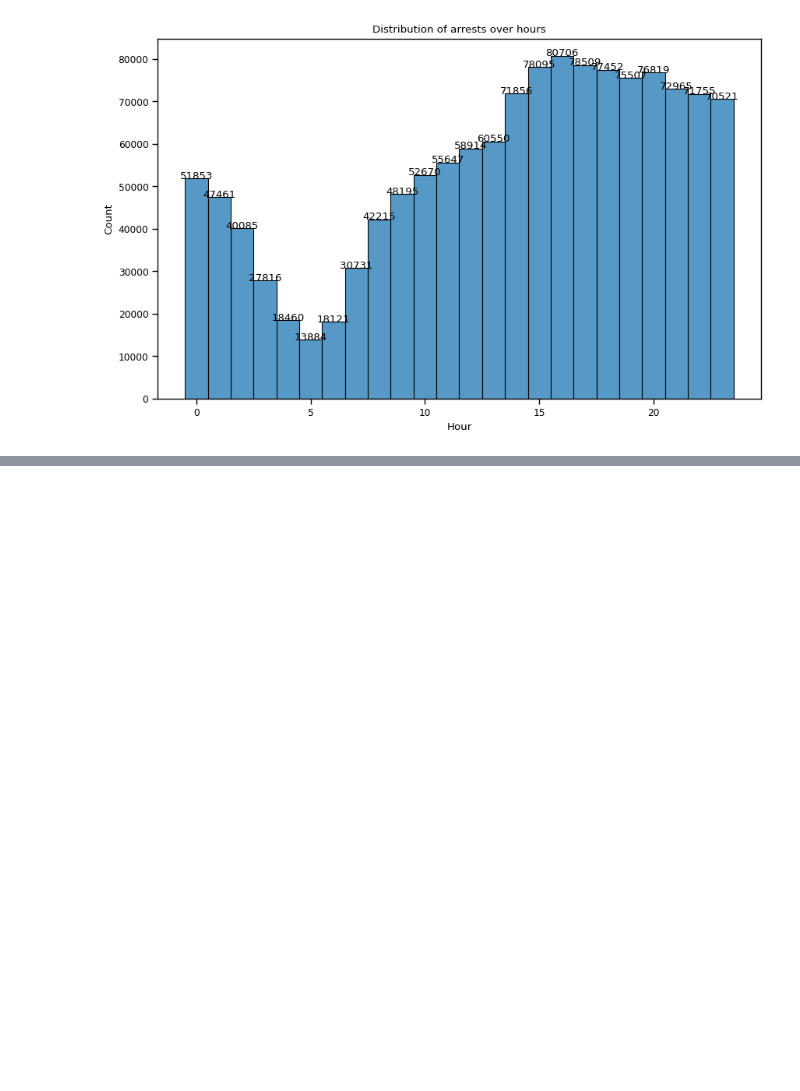
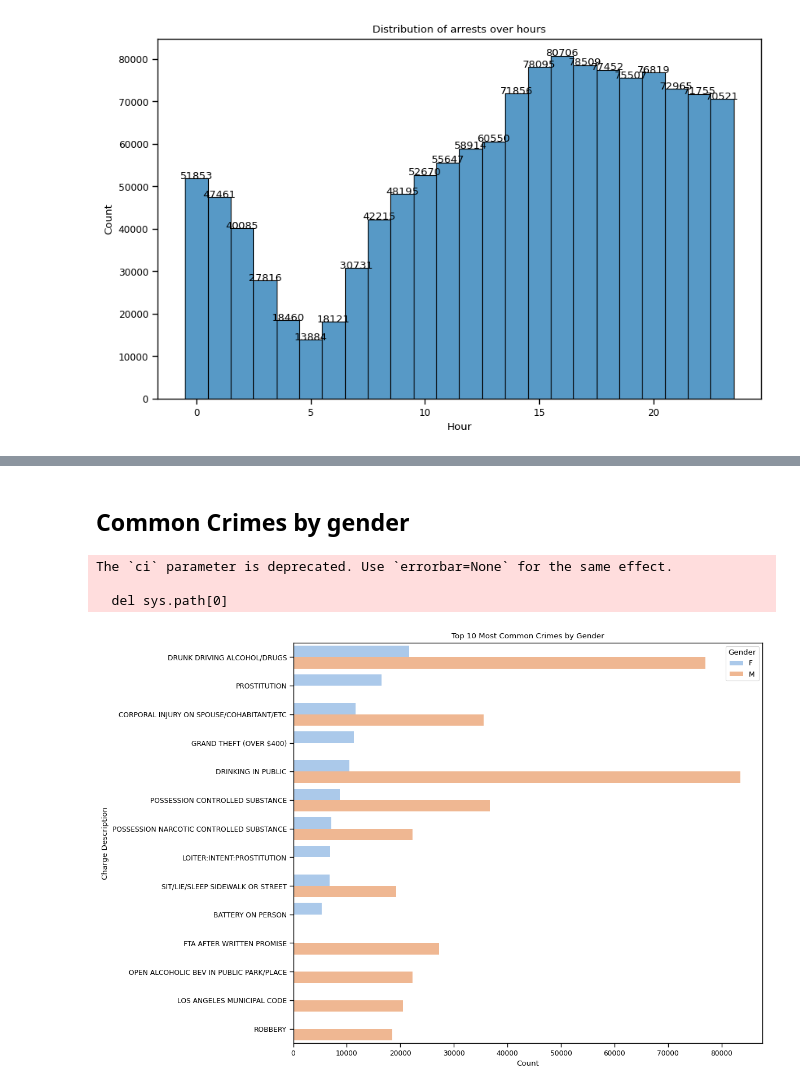
Before and after one commit to zesilva18/VAD, a Jupyter notebook: SecondMidTerm.ipynb, the cells around one changed output, grey strips where cells are left out. Saved outputs shown, nothing was run; the diff lists cells and outputs as text; code cells hidden in the pictures; blank space fills up the shorter version.

```diff
--- a/SecondMidTerm.ipynb
+++ b/SecondMidTerm.ipynb
@@ -309,0 +284,28 @@ findfont: Font family 'Helvetica' not found.
+# %% [markdown]
+## Common Crimes by gender
+# %%
+import matplotlib.pyplot as plt
+import seaborn as sns
+
+# Filter data for non-null 'Charge Description' and 'Sex Code'
+filtered_data = df.dropna(subset=['Charge Description', 'Sex Code'])
+
+# Count the top 10 most common charges for each sex
+top_charges = filtered_data.groupby(['Sex Code', 'Charge Description']).size().reset_index(name='Count')
+top_charges = top_charges.sort_values(['Sex Code', 'Count'], ascending=[True, False]).groupby('Sex Code').head(10)
+
+# Plot
+plt.figure(figsize=(12, 8))
+sns.barplot(x='Count', y='Charge Description', hue='Sex Code', data=top_charges, ci=None, palette='pastel')
+plt.title('Top 10 Most Common Crimes by Gender')
+plt.xlabel('Count')
+plt.ylabel('Charge Description')
+plt.legend(title='Gender')
+plt.tight_layout()
+
+plt.show()
+# %% [output]
+The `ci` parameter is deprecated. Use `errorbar=None` for the same effect.
+
+  del sys.path[0]
+[figure, added]
```
Also changed, not shown: parts of 9 cells of this notebook, 1 other file.
